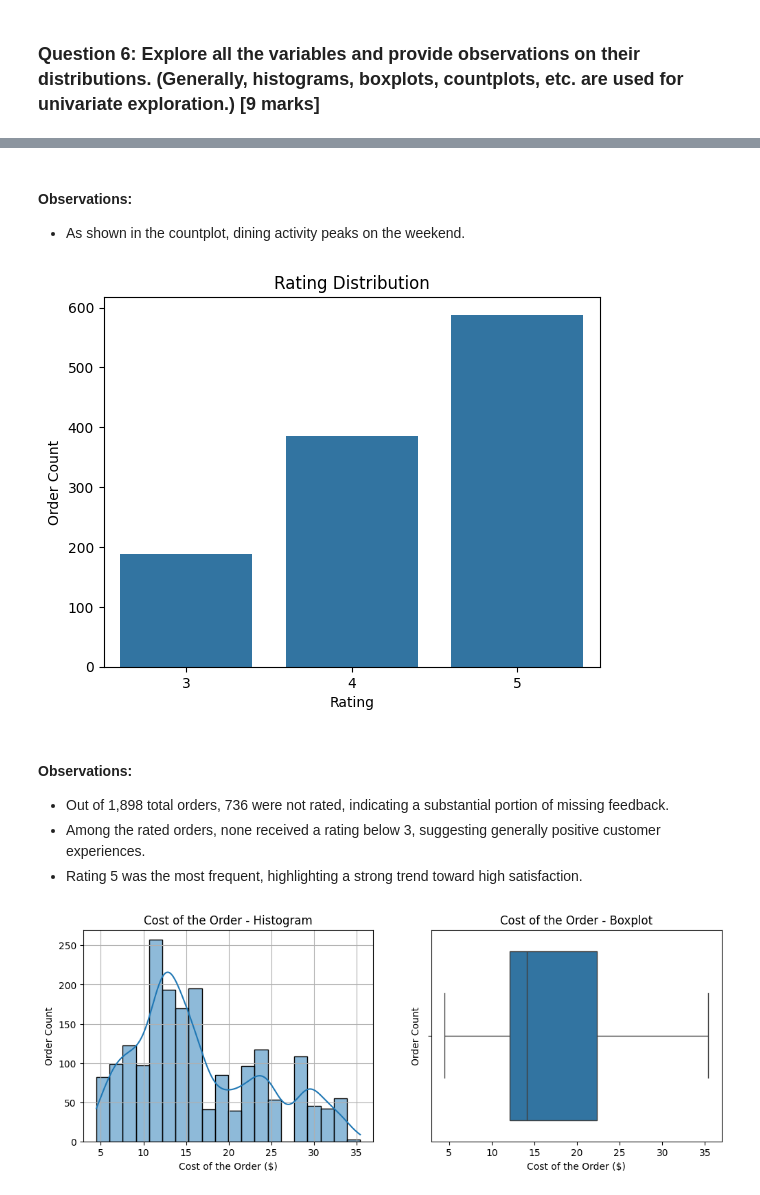
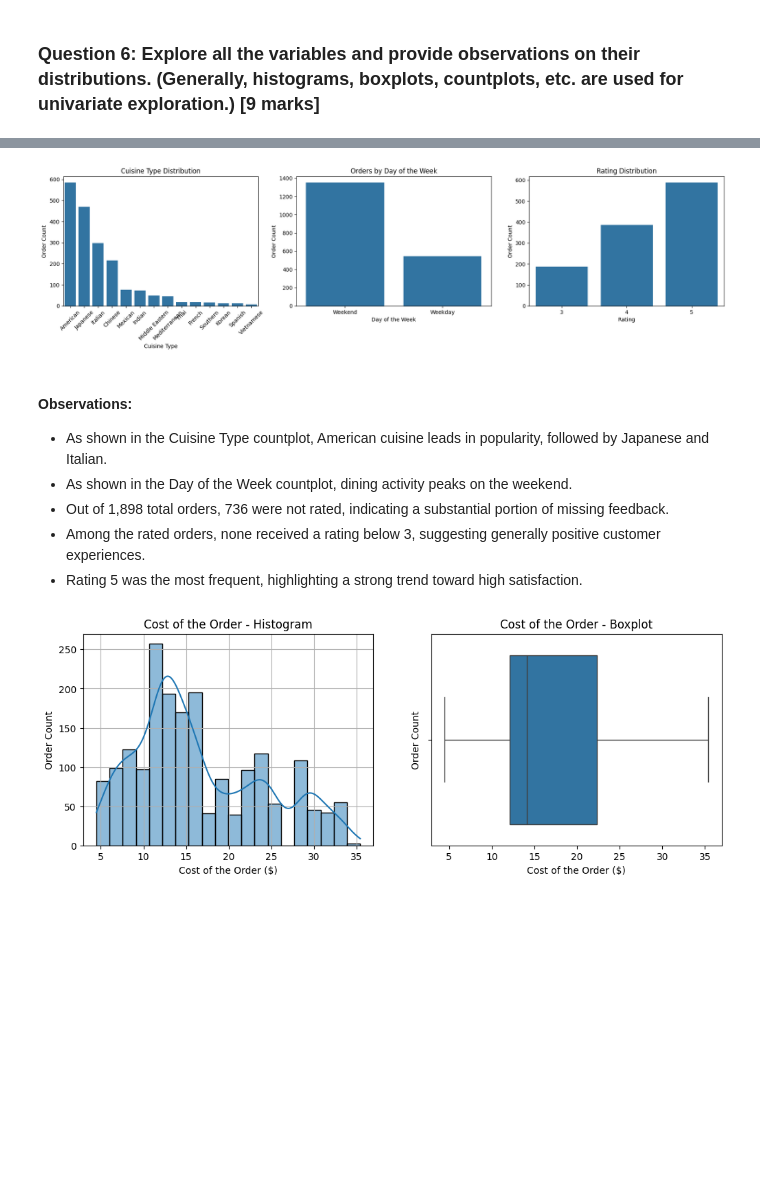
Before and after one commit to jessicakilby/FoodHub, a Jupyter notebook: FoodHub.ipynb, the cells around one changed output, grey strips where cells are left out. Saved outputs shown, nothing was run; the diff lists cells and outputs as text; code cells hidden in the pictures; blank space fills up the shorter version.

```diff
--- a/FoodHub.ipynb
+++ b/FoodHub.ipynb
@@ -213,19 +223,36 @@ plt.show()
-# %% [markdown]
-#### Observations:
-
-* As shown in the countplot, dining activity peaks on the weekend.
-# %%
-# Ratings (including NaNs)
-sns.countplot(data=df, x='rating')
-plt.title('Rating Distribution')
-plt.ylabel('Order Count')
-plt.xlabel('Rating')
-plt.show()
-# %% [output]
-[figure, removed]
+# %%
+# Create a 1X3 subplot layout
+fig, axes = plt.subplots(1, 3, figsize=(18, 5))  # Adjust width as needed
+
+# Cuisine Type
+sns.countplot(data=df, x='cuisine_type', order=df['cuisine_type'].value_counts().index, ax=axes[0])
+axes[0].set_title('Cuisine Type Distribution')
+axes[0].set_ylabel('Order Count')
+axes[0].set_xlabel('Cuisine Type')
+axes[0].tick_params(axis='x', rotation=45)
+
+# Day of the Week
+sns.countplot(data=df, x='day_of_the_week', ax=axes[1])
+axes[1].set_title('Orders by Day of the Week')
+axes[1].set_ylabel('Order Count')
+axes[1].set_xlabel('Day of the Week')
+
+# Ratings
+sns.countplot(data=df, x='rating', ax=axes[2])
+axes[2].set_title('Rating Distribution')
+axes[2].set_ylabel('Order Count')
+axes[2].set_xlabel('Rating')
+
+# Tight layout for spacing
+plt.tight_layout()
+plt.show()
+# %% [output]
+[figure, added]
 # %% [markdown]
 #### Observations:
 
+* As shown in the Cuisine Type countplot, American cuisine leads in popularity, followed by Japanese and Italian.
+* As shown in the Day of the Week countplot, dining activity peaks on the weekend.
 * Out of 1,898 total orders, 736 were not rated, indicating a substantial portion of missing feedback.
 * Among the rated orders, none received a rating below 3, suggesting generally positive customer experiences.
 * Rating 5 was the most frequent, highlighting a strong trend toward high satisfaction.
```
Also changed, not shown: parts of 11 cells of this notebook.
